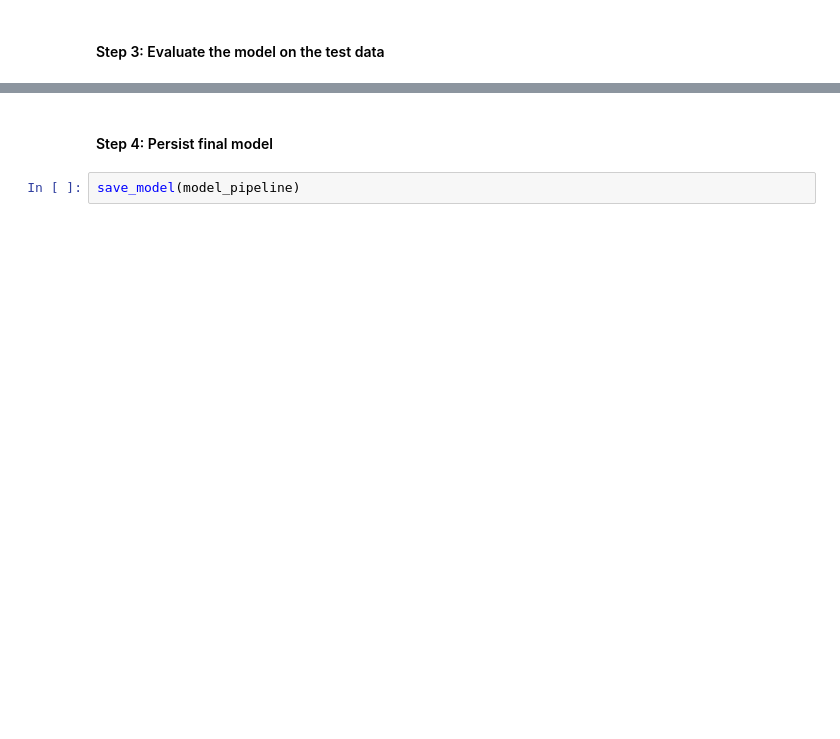
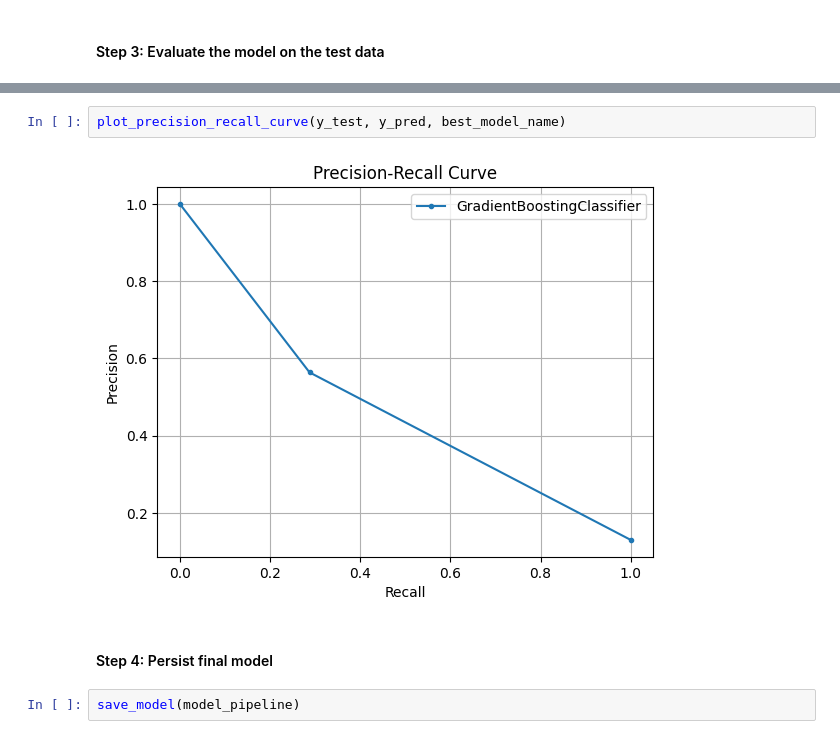
Before and after one commit to naty88/customer_subscriptions_prediction, a Jupyter notebook: notebooks/model_selection.ipynb, the cells around one changed output, grey strips where cells are left out. Drawn from its saved outputs; the diff is of its cells as text; blank space fills up the shorter version.

```diff
--- a/notebooks/model_selection.ipynb
+++ b/notebooks/model_selection.ipynb
@@ -201,3 +225,7 @@ show_roc_curve(y_test, y_pred)
+# %%
+plot_precision_recall_curve(y_test, y_pred, best_model_name)
+# %% [output]
+[figure, added]
 # %% [markdown]
 #### Step 4: Persist final model
 # %%
```
Also changed, not shown: parts of 15 cells of this notebook, 6 other files.
